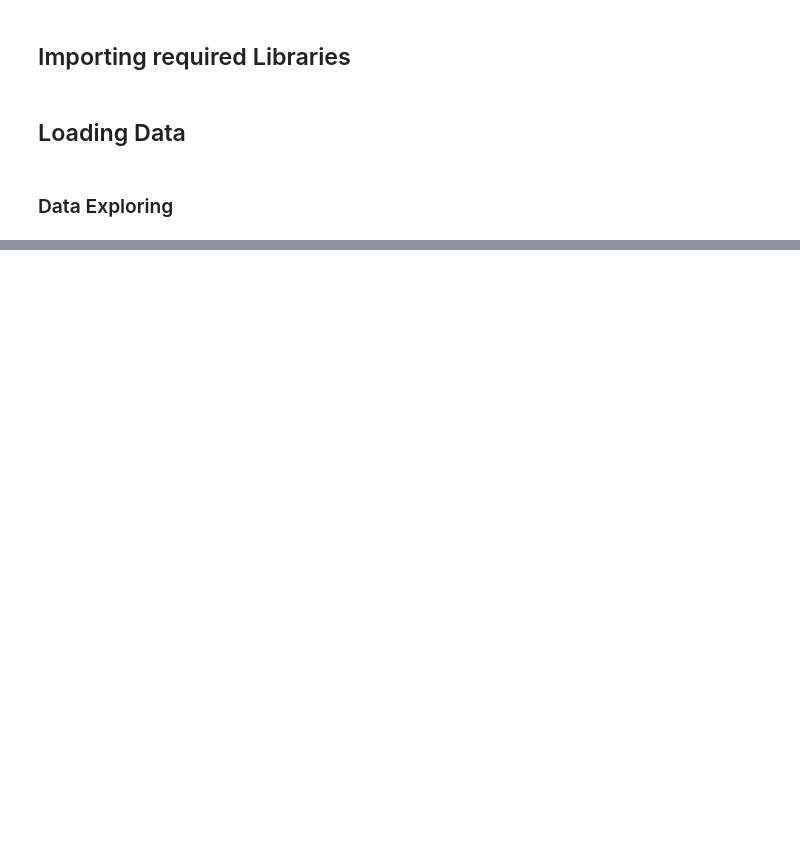
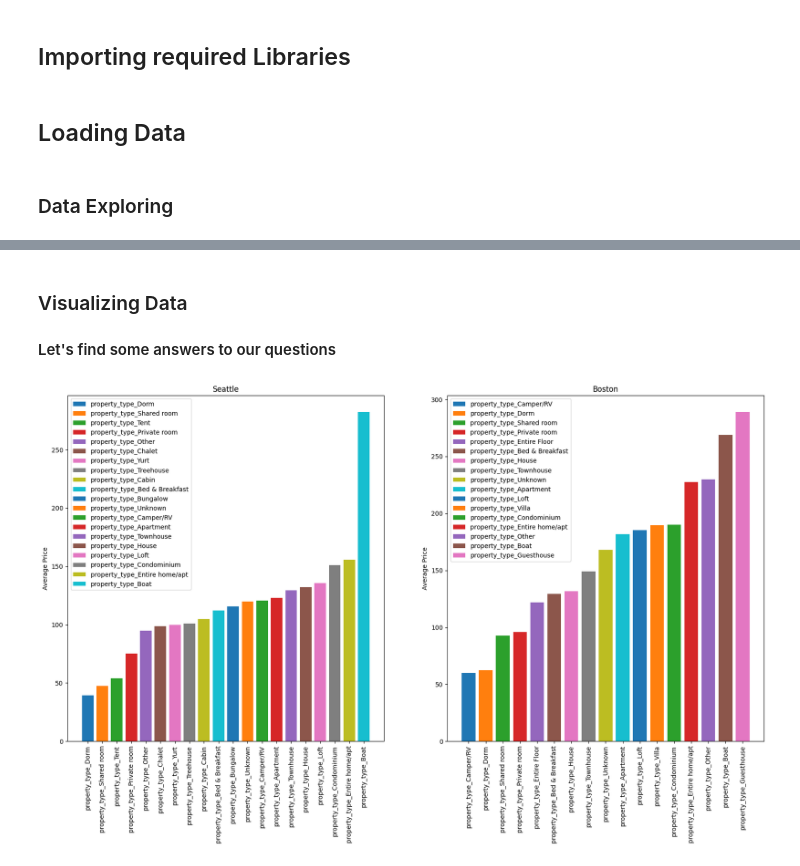
Before and after one commit to NAlnassar/Airbnb_data_exploration, a Jupyter notebook: AirbnbAnalysis.ipynb, the cells around one changed output, grey strips where cells are left out. Saved outputs shown, nothing was run; the diff lists cells and outputs as text; code cells hidden in the pictures; blank space fills up the shorter version.

```diff
--- a/AirbnbAnalysis.ipynb
+++ b/AirbnbAnalysis.ipynb
@@ -42,0 +231,3 @@ reviews_data.head()
+# %%
+listings_data_seattle = categorize_column(listings_data_seattle, ['property_type', 'room_type'])
+listings_data_boston = categorize_column(listings_data_boston, ['property_type', 'room_type'])
@@ -42,0 +237,61 @@ reviews_data.head()
+# %% [markdown]
+### Visualizing Data
+#### Let's find some answers to our questions
+# %%
+#Finding average price for each property type in Seattle and Boston
+def avg_price_per_property_type(df_listing1, df_listing2):
+    """
+    Plot the average price per property type for two cities.
+
+    Parameters:
+    df_listing1 (DataFrame): Listings DataFrame for city 1.
+    df_listing2 (DataFrame): Listings DataFrame for city 2.
+
+    Returns:
+    dict: Average price per property type for city 1.
+    dict: Average price per property type for city 2.
+
+    """
+
+    #Count each property type in city 1
+    seattle_avg_price = {}
+    for column in [column for column in df_listing1.columns if 'property_type' in column]:
+        seattle_avg_price[column] = df_listing1[df_listing1[column] == 1]['price'].mean()
+
+    #Count each property type in city 2
+    boston_avg_price = {}
+    for column in [column for column in df_listing2.columns if 'property_type' in column]:
+        boston_avg_price[column] = df_listing2[df_listing2[column] == 1]['price'].mean()
+
+
+    #Sort the dictionary by value
+    seattle_avg_price = dict(sorted(seattle_avg_price.items(), key=lambda item: item[1]))
+    boston_avg_price = dict(sorted(boston_avg_price.items(), key=lambda item: item[1]))
+
+
+
+    #Plot each property availability percentage where x axis is the property type and y axis is the availability percentage
+
+    fig, ax = plt.subplots(1, 2, figsize=(20, 10))
+    for key, value in seattle_avg_price.items():
+        ax[0].bar(key, value, label=key)
+    ax[0].set_title('Seattle')
+    ax[0].set_ylabel('Average Price')
+    ax[0].xaxis.set_tick_params(rotation=90)
+    ax[0].legend()
+    for key, value in boston_avg_price.items():
+        ax[1].bar(key, value, label=key)
+    ax[1].set_title('Boston')
+    ax[1].set_ylabel('Average Price')
+    ax[1].xaxis.set_tick_params(rotation=90)
+    ax[1].legend()
+    plt.show()
+
+    seattle_avg_price = pd.DataFrame(list(seattle_avg_price.items()), columns=['property_type', 'avg_price'])
+    boston_avg_price = pd.DataFrame(list(boston_avg_price.items()), columns=['property_type', 'avg_price'])
+
+    return seattle_avg_price, boston_avg_price
+
+seattle_avg_price, boston_avg_price = avg_price_per_property_type(listings_data_seattle, listings_data_boston)
+# %% [output]
+[figure, added]
```
Also changed, not shown: parts of 37 cells of this notebook, 4 other files.
